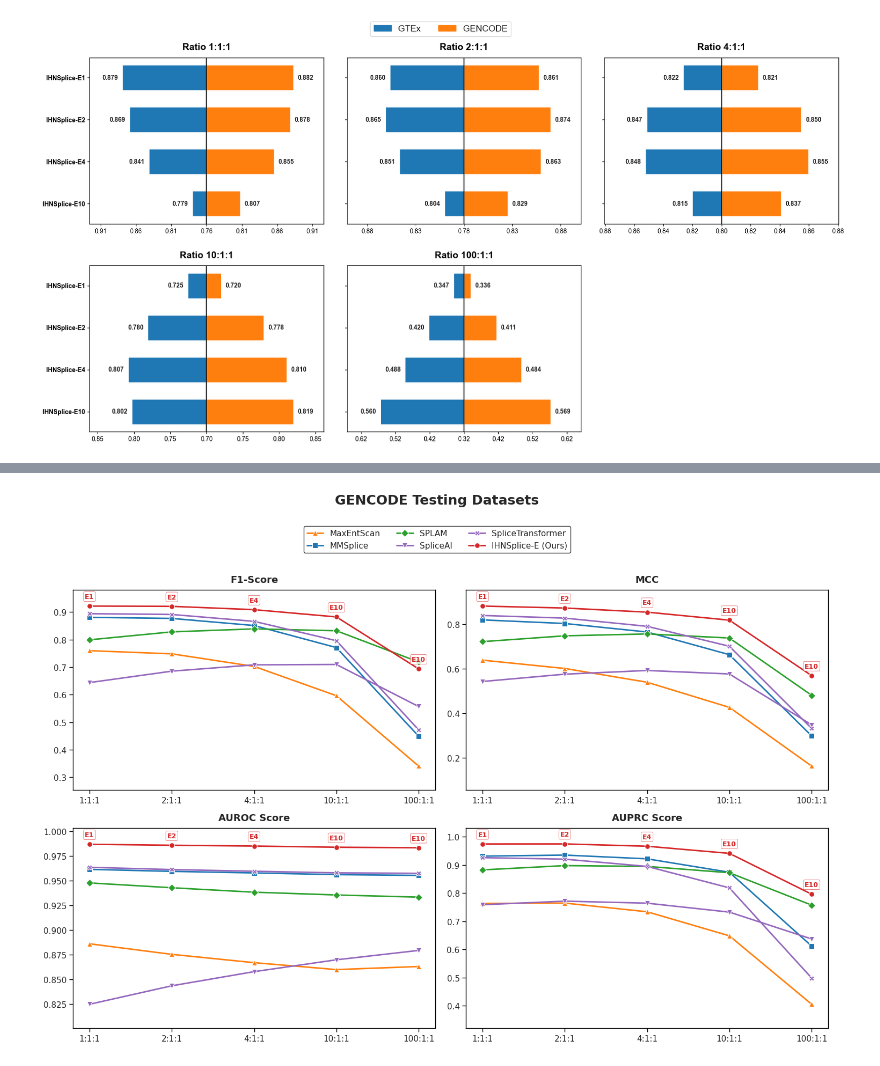
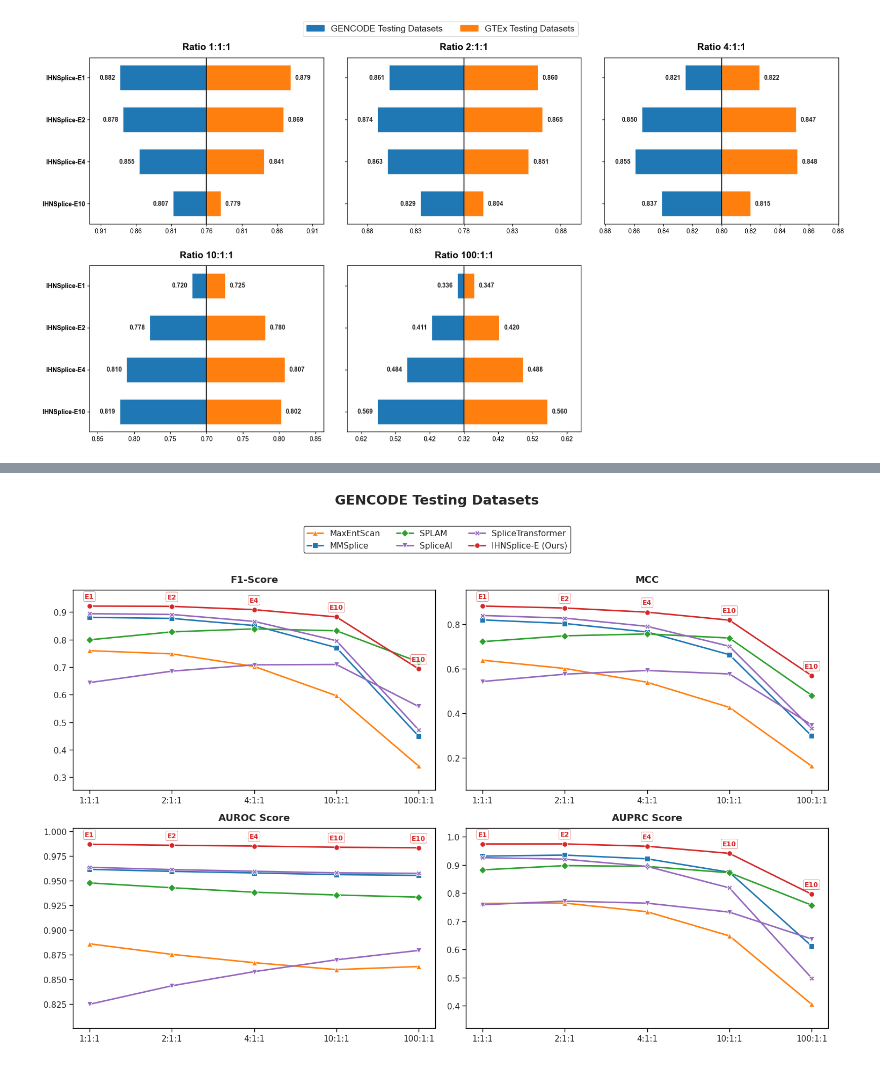
Before and after one commit to 36JungKwan/Bio_sequence_Research_AITALAB, a Jupyter notebook: benchmark/task1_splicing_prediction/Visualization/a.ipynb, the cells around one changed output, grey strips where cells are left out. Cells and saved outputs as stored; diff of their text form; code cells hidden in the pictures.

```diff
--- a/benchmark/task1_splicing_prediction/Visualization/a.ipynb
+++ b/benchmark/task1_splicing_prediction/Visualization/a.ipynb
@@ -36,7 +36,10 @@ df = pd.DataFrame(rows_gtex + rows_gencode)
 
 ratio_order = ["1:1:1", "2:1:1", "4:1:1", "10:1:1", "100:1:1"]
 df['Ratio'] = pd.Categorical(df['Ratio'], categories=ratio_order, ordered=True)
-dataset_colors = {'GTEx': '#1f77b4', 'GENCODE': '#ff7f0e'}
+
+# ĐỔI MÀU & ĐỊNH DANH (Nếu muốn giữ nguyên màu như cũ thì GTEx vẫn là xanh, GENCODE là cam)
+# Nhưng vì GENCODE sang trái, ta gán GENCODE là màu xanh bên trái, GTEx là màu cam bên phải cho thuận mắt (bạn có thể tự đổi lại HEX code nếu muốn)
+dataset_colors = {'GENCODE Testing Datasets': '#1f77b4', 'GTEx Testing Datasets': '#ff7f0e'}
 
 # ---------------------------------------------------------
 # 2. HÀM SẮP XẾP MODEL THEO YÊU CẦU
@@ -50,9 +53,8 @@ def get_model_rank(model_name):
     elif "e4" in name_lower:
         return 3
     else:
-        return 0  # Các model SOTA khác ở trên cùng
+        return 0  # Các model SOTA khác ở trên cùng (E1)
 
-# Lấy danh sách model, sắp xếp theo tên trước (để ổn định) rồi mới sắp theo Rank
 unique_models = df['Model'].unique().tolist()
 unique_models.sort()
 models = sorted(unique_models, key=get_model_rank)
@@ -67,7 +69,6 @@ fig.delaxes(axes[5])
 sns.set_theme(style="whitegrid")
 y_positions = np.arange(len(models))
 
-# Hàm bọc để khóa cứng base_val cho từng ô biểu đồ (Fix lỗi Python Late Binding)
 def make_x_formatter(b_val):
     return ticker.FuncFormatter(lambda x, pos: f"{abs(x) + b_val:.2f}")
 
@@ -79,56 +80,56 @@ for i, ratio in enumerate(ratio_order):
     min_val = pivot[['GTEx', 'GENCODE']].min().min()
     base_val = max(0, min_val - 0.02)
 
-    gtex_shifted = (pivot['GTEx'].fillna(base_val) - base_val) * -1
-    gencode_shifted = (pivot['GENCODE'].fillna(base_val) - base_val)
+    # --- ĐẢO CHIỀU TẠI ĐÂY ---
+    # GENCODE nhân -1 để hướng sang Trái. GTEx giữ nguyên dương để hướng sang Phải.
+    gencode_shifted = (pivot['GENCODE'].fillna(base_val) - base_val) * -1
+    gtex_shifted = (pivot['GTEx'].fillna(base_val) - base_val)
 
-    ax.barh(y_positions, gtex_shifted, color=dataset_colors['GTEx'], height=0.6)
-    ax.barh(y_positions, gencode_shifted, color=dataset_colors['GENCODE'], height=0.6)
+    ax.barh(y_positions, gencode_shifted, color=dataset_colors['GENCODE Testing Datasets'], height=0.6)
+    ax.barh(y_positions, gtex_shifted, color=dataset_colors['GTEx Testing Datasets'], height=0.6)
 
-    max_shifted = max(abs(gtex_shifted.min()), gencode_shifted.max())
+    max_shifted = max(abs(gencode_shifted.min()), gtex_shifted.max())
     gap = max_shifted * 0.05
 
-    for y_pos, original_val, shifted_val in zip(y_positions, pivot['GTEx'], gtex_shifted):
+    # Text cho GENCODE (bên trái)
+    for y_pos, original_val, shifted_val in zip(y_positions, pivot['GENCODE'], gencode_shifted):
         if not np.isnan(original_val):
             ax.text(shifted_val - gap, y_pos, f'{original_val:.3f}', ha='right', va='center', fontsize=10, fontweight='bold')
 
-    for y_pos, original_val, shifted_val in zip(y_positions, pivot['GENCODE'], gencode_shifted):
+    # Text cho GTEx (bên phải)
+    for y_pos, original_val, shifted_val in zip(y_positions, pivot['GTEx'], gtex_shifted):
         if not np.isnan(original_val):
             ax.text(shifted_val + gap, y_pos, f'{original_val:.3f}', ha='left', va='center', fontsize=10, fontweight='bold')
 
     margin = max_shifted * 0.35
     ax.set_xlim(-max_shifted - margin, max_shifted + margin)
 
-    # Sử dụng hàm formatter đã được "khóa" base_val
     ax.xaxis.set_major_formatter(make_x_formatter(base_val))
-
     ax.set_yticks(y_positions)
-
-    # ĐẢO NGƯỢC TRỤC Y: Lệnh này giúp index 0 nằm ở trên cùng, index lớn nhất (SpliceHN) nằm dưới cùng
     ax.invert_yaxis()
 
     if i in [0, 3]:
         ax.set_yticklabels(models, fontweight='bold')
     else:
         ax.set_yticklabels([])
 
     ax.axvline(0, color='black', linewidth=1.5)
     ax.set_title(f'Ratio {ratio}', fontsize=15, fontweight='bold', pad=12)
     ax.set_xlabel('')
 
     for spine in ax.spines.values():
         spine.set_linewidth(1)
         spine.set_color('black')
 
 # ---------------------------------------------------------
 # 4. LEGEND & BỐ CỤC
 # ---------------------------------------------------------
+# Legend sẽ tự động lấy Label là "GENCODE Testing Datasets" và "GTEx Testing Datasets" từ dict dataset_colors
 legend_patches = [mpatches.Patch(color=color, label=ds) for ds, color in dataset_colors.items()]
 fig.legend(handles=legend_patches, loc='upper center', bbox_to_anchor=(0.5, 0.96), ncol=2, fontsize=14)
 
-#fig.suptitle('GTEx vs GENCODE: MCC Shift Zoomed Comparison', fontsize=20, fontweight='bold', y=1.02)
 plt.tight_layout(rect=[0, 0, 1, 0.92])
 plt.subplots_adjust(hspace=0.25, wspace=0.1)
 plt.show()
 # %% [output]
-[figure, old version]
+[figure, new version]
```
Also changed, not shown: parts of 4 cells of this notebook, 4 other files.
